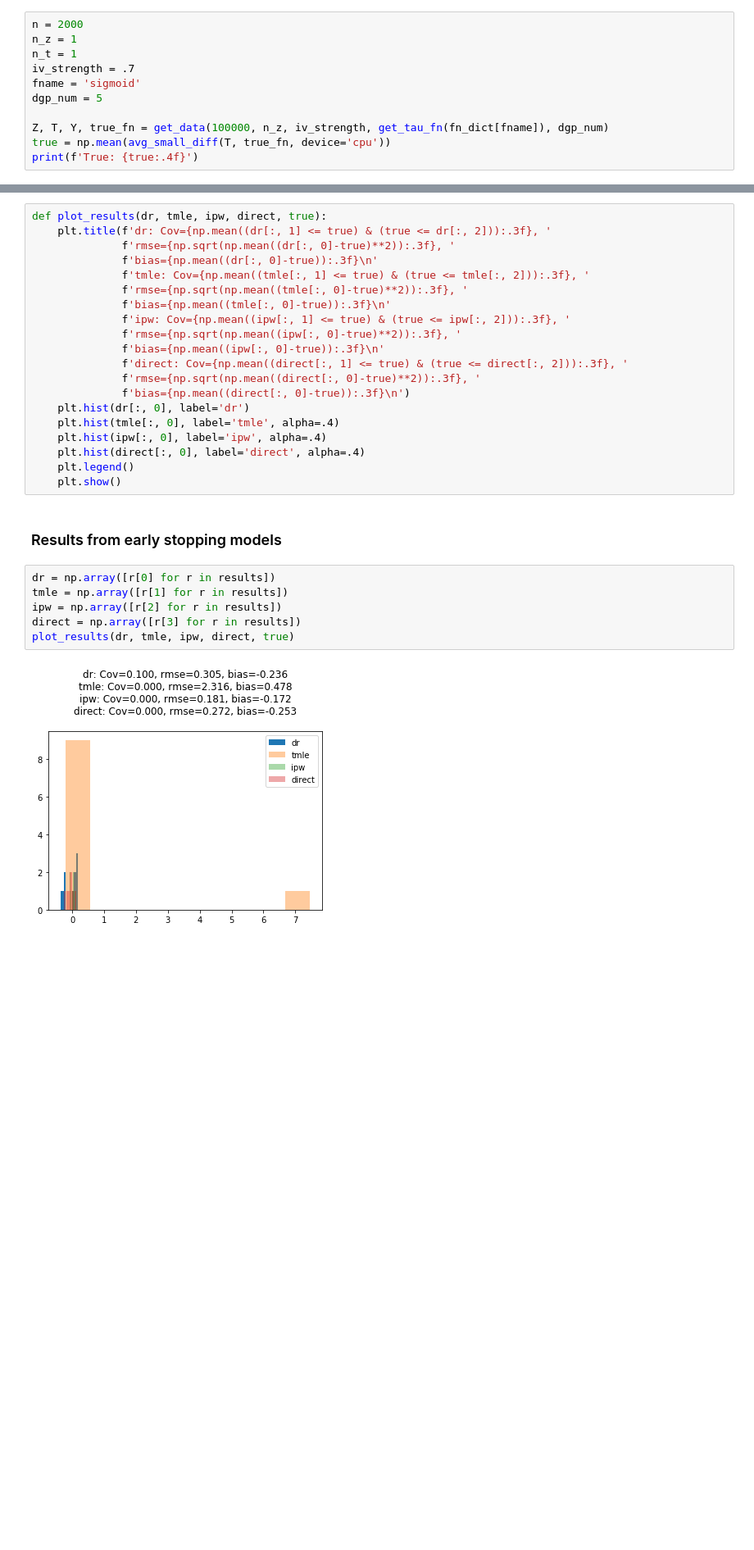
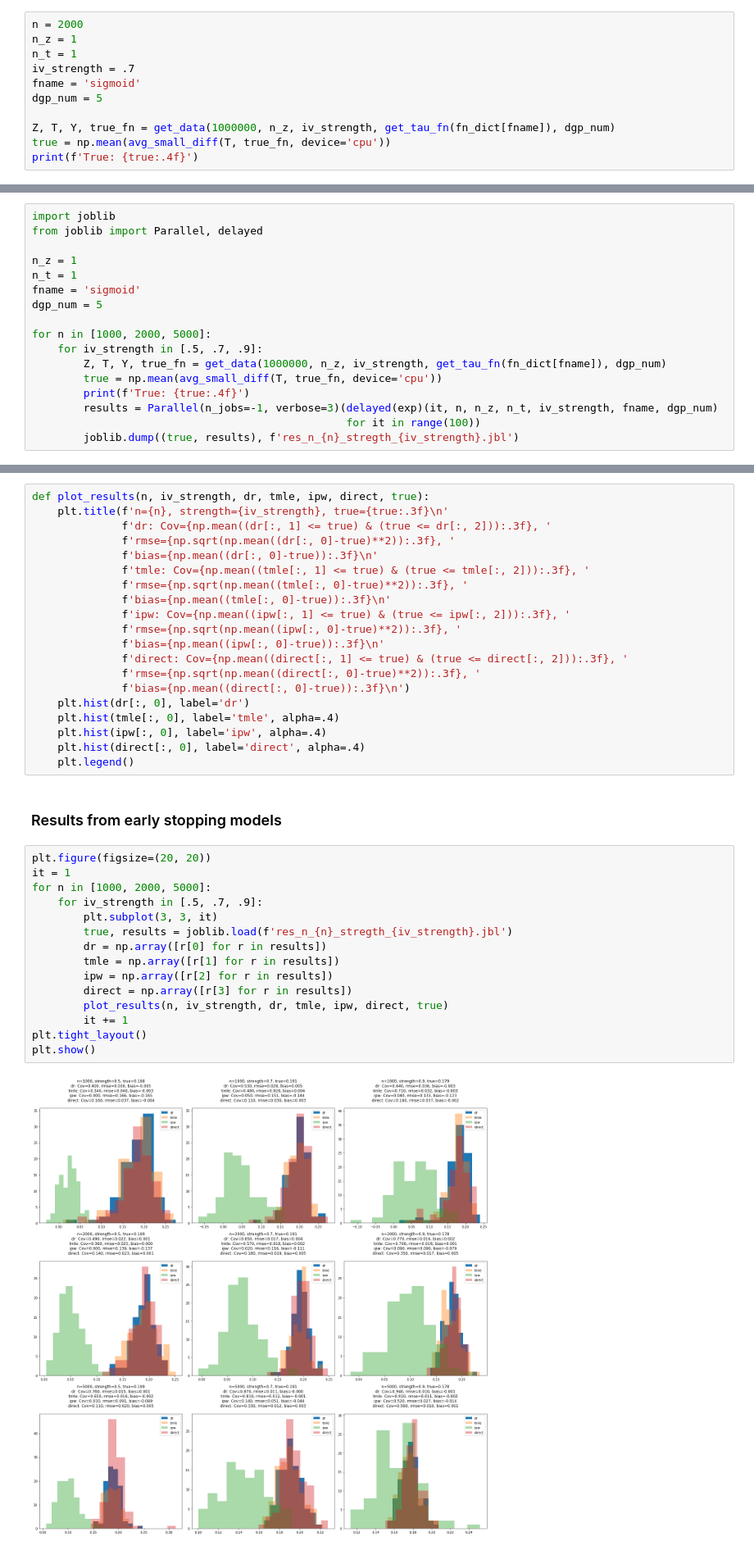
Before and after one commit to syrgkanislab/npiv_functionals, a Jupyter notebook: notebooks/NeuralNetExamples.ipynb, the cells around one changed output, grey strips where cells are left out. Shown at 82% size. Cells and saved outputs as stored; diff of their text form; blank space fills up the shorter version.

Commit message:
fixed tmle

```diff
--- a/notebooks/NeuralNetExamples.ipynb
+++ b/notebooks/NeuralNetExamples.ipynb
@@ -35,7 +128,7 @@ iv_strength = .7
 fname = 'sigmoid'
 dgp_num = 5
 
-Z, T, Y, true_fn = get_data(100000, n_z, iv_strength, get_tau_fn(fn_dict[fname]), dgp_num)
+Z, T, Y, true_fn = get_data(1000000, n_z, iv_strength, get_tau_fn(fn_dict[fname]), dgp_num)
 true = np.mean(avg_small_diff(T, true_fn, device='cpu'))
 print(f'True: {true:.4f}')
 # %% [output]
@@ -165,0 +164,17 @@ results = Parallel(n_jobs=-1, verbose=3)(delayed(exp)(it) for it in range(100))
+# %%
+import joblib
+from joblib import Parallel, delayed
+
+n_z = 1
+n_t = 1
+fname = 'sigmoid'
+dgp_num = 5
+
+for n in [1000, 2000, 5000]:
+    for iv_strength in [.5, .7, .9]:
+        Z, T, Y, true_fn = get_data(1000000, n_z, iv_strength, get_tau_fn(fn_dict[fname]), dgp_num)
+        true = np.mean(avg_small_diff(T, true_fn, device='cpu'))
+        print(f'True: {true:.4f}')
+        results = Parallel(n_jobs=-1, verbose=3)(delayed(exp)(it, n, n_z, n_t, iv_strength, fname, dgp_num)
+                                                 for it in range(100))
+        joblib.dump((true, results), f'res_n_{n}_stregth_{iv_strength}.jbl')
@@ -166,6 +207,7 @@ results = Parallel(n_jobs=-1, verbose=3)(delayed(exp)(it) for it in range(100))
 # %%
-def plot_results(dr, tmle, ipw, direct, true):
-    plt.title(f'dr: Cov={np.mean((dr[:, 1] <= true) & (true <= dr[:, 2])):.3f}, '
+def plot_results(n, iv_strength, dr, tmle, ipw, direct, true):
+    plt.title(f'n={n}, strength={iv_strength}, true={true:.3f}\n'
+              f'dr: Cov={np.mean((dr[:, 1] <= true) & (true <= dr[:, 2])):.3f}, '
               f'rmse={np.sqrt(np.mean((dr[:, 0]-true)**2)):.3f}, '
               f'bias={np.mean((dr[:, 0]-true)):.3f}\n'
               f'tmle: Cov={np.mean((tmle[:, 1] <= true) & (true <= tmle[:, 2])):.3f}, '
@@ -182,17 +224,25 @@ def plot_results(dr, tmle, ipw, direct, true):
     plt.hist(ipw[:, 0], label='ipw', alpha=.4)
     plt.hist(direct[:, 0], label='direct', alpha=.4)
     plt.legend()
-    plt.show()
 # %% [markdown]
 ### Results from early stopping models
 # %%
-dr = np.array([r[0] for r in results])
-tmle = np.array([r[1] for r in results])
-ipw = np.array([r[2] for r in results])
-direct = np.array([r[3] for r in results])
-plot_results(dr, tmle, ipw, direct, true)
+plt.figure(figsize=(20, 20))
+it = 1
+for n in [1000, 2000, 5000]:
+    for iv_strength in [.5, .7, .9]:
+        plt.subplot(3, 3, it)
+        true, results = joblib.load(f'res_n_{n}_stregth_{iv_strength}.jbl')
+        dr = np.array([r[0] for r in results])
+        tmle = np.array([r[1] for r in results])
+        ipw = np.array([r[2] for r in results])
+        direct = np.array([r[3] for r in results])
+        plot_results(n, iv_strength, dr, tmle, ipw, direct, true)
+        it += 1
+plt.tight_layout()
+plt.show()
 # %% [output]
-[figure, old version]
+[figure, new version]
 # %% [markdown]
 ### Results from avg models
 # %%
```
Also changed, not shown: parts of 7 cells of this notebook.
